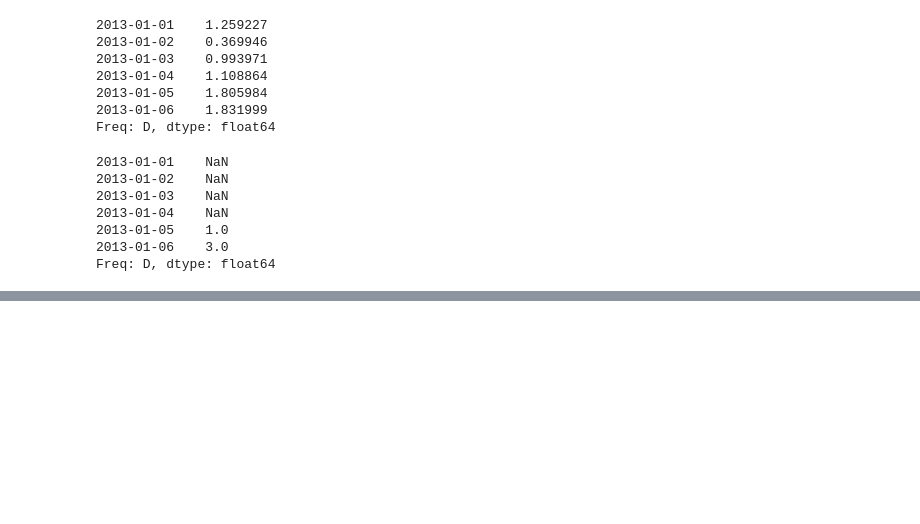
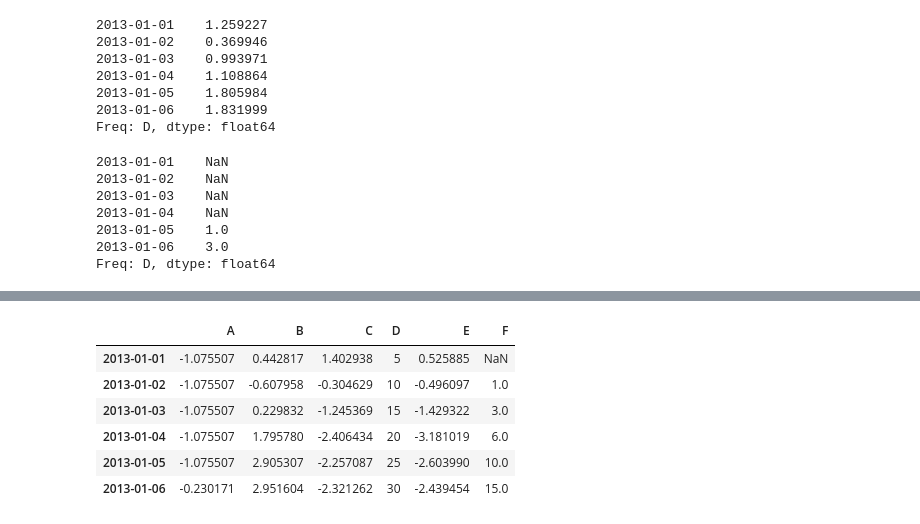
Before and after one commit to kbrs-arunrajd/Jupyter_Github_Test, a Jupyter notebook: pandas_work.ipynb, the cells around one changed output, grey strips where cells are left out. Drawn from its saved outputs; the diff is of its cells as text; code cells hidden in the pictures; blank space fills up the shorter version.

Commit message:
cumsum

```diff
--- a/pandas_work.ipynb
+++ b/pandas_work.ipynb
@@ -383,0 +394,10 @@ Freq: D, dtype: float64
+# %%
+df.apply(np.cumsum)
+# %% [output]
+|  | A | B | C | D | E | F |
+| 2013-01-01 | -1.075507 | 0.442817 | 1.402938 | 5 | 0.525885 | NaN |
+| 2013-01-02 | -1.075507 | -0.607958 | -0.304629 | 10 | -0.496097 | 1.0 |
+| 2013-01-03 | -1.075507 | 0.229832 | -1.245369 | 15 | -1.429322 | 3.0 |
+| 2013-01-04 | -1.075507 | 1.795780 | -2.406434 | 20 | -3.181019 | 6.0 |
+| 2013-01-05 | -1.075507 | 2.905307 | -2.257087 | 25 | -2.603990 | 10.0 |
+| 2013-01-06 | -0.230171 | 2.951604 | -2.321262 | 30 | -2.439454 | 15.0 |
```
Also changed, not shown: parts of 1 cell of this notebook.
